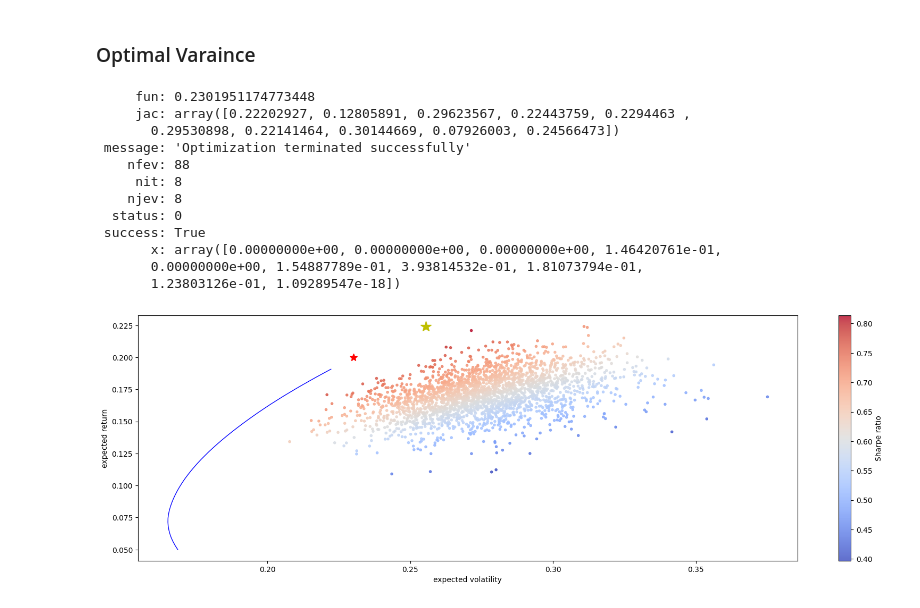
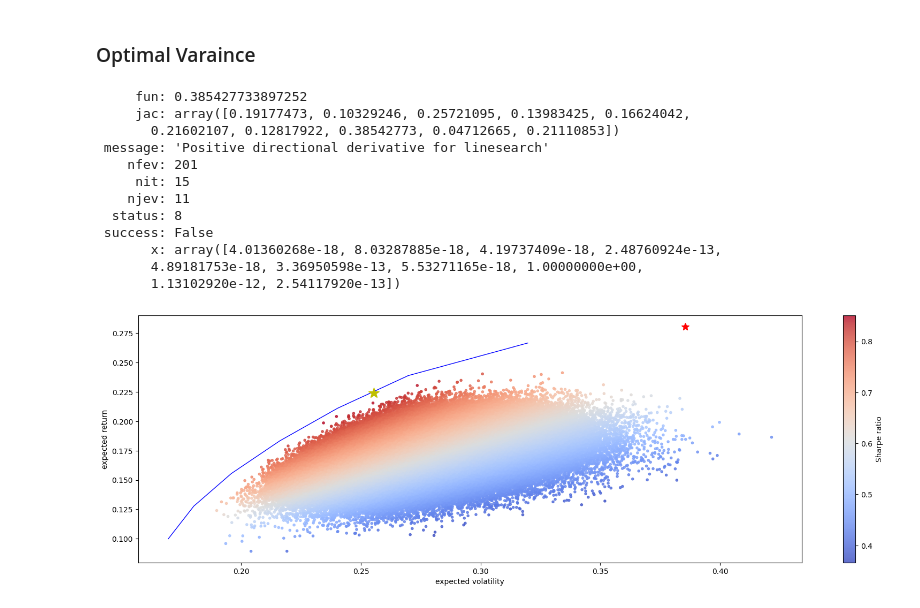
Before and after one commit to xuno8/DSS_project, a Jupyter notebook: main_new.ipynb, the cells around one changed output. Cells and saved outputs as stored; diff of their text form; code cells hidden in the pictures.

```diff
--- a/main_new.ipynb
+++ b/main_new.ipynb
@@ -264,5 +251,0 @@ log_returns.hist(bins=20, figsize=(16, 6));
-# %%
-# Generate three random weights in the half-open interval [0.0, 1.0)
-weights = np.random.random(log_returns.shape[1])
-weights = weights / np.sum(weights)
-weights
@@ -329,7 +271,7 @@ log_returns.corr()
 # %%
 port4lio_returns = []
 port4lio_std = []
-for p in range (2500):
+for p in range (500000):
     # for each portfolio p, generate three random weights in the half-open interval [0.0, 1.0)
     weights = np.random.random(log_returns.shape[1])
     weights = weights / np.sum(weights)
@@ -462,9 +411,12 @@ cons = ({'type': 'eq', 'fun': lambda x:  port_ret(x) - target_ret},
         {'type': 'eq', 'fun': lambda x:  np.sum(x) - 1})
 bnds = tuple((0, 1) for x in weights)
 # %%
-target_rets = np.linspace(0.05, 0.2, 50)
+target_rets = np.linspace(0.1, 0.35, 10)
 target_stds = []
 for target_ret in target_rets:
     res = sco.minimize(port_std, equalWeights, method='SLSQP', bounds=bnds, constraints=cons)
     target_stds.append(res['fun'])
 target_stds = np.array(target_stds)
+# target_rets
+# target_stds
+res
@@ -474,18 +443,18 @@ target_stds = np.array(target_stds)
 optv = sco.minimize(port_std, equalWeights, method='SLSQP', bounds=bnds, constraints=cons)
 optv
 # %% [output]
-     fun: 0.2301951174773448
-     jac: array([0.22202927, 0.12805891, 0.29623567, 0.22443759, 0.2294463 ,
-       0.29530898, 0.22141464, 0.30144669, 0.07926003, 0.24566473])
- message: 'Optimization terminated successfully'
-    nfev: 88
-     nit: 8
-    njev: 8
-  status: 0
- success: True
-       x: array([0.00000000e+00, 0.00000000e+00, 0.00000000e+00, 1.46420761e-01,
-       0.00000000e+00, 1.54887789e-01, 3.93814532e-01, 1.81073794e-01,
-       1.23803126e-01, 1.09289547e-18])
+     fun: 0.385427733897252
+     jac: array([0.19177473, 0.10329246, 0.25721095, 0.13983425, 0.16624042,
+       0.21602107, 0.12817922, 0.38542773, 0.04712665, 0.21110853])
+ message: 'Positive directional derivative for linesearch'
+    nfev: 201
+     nit: 15
+    njev: 11
+  status: 8
+ success: False
+       x: array([4.01360268e-18, 8.03287885e-18, 4.19737409e-18, 2.48760924e-13,
+       4.89181753e-18, 3.36950598e-13, 5.53271165e-18, 1.00000000e+00,
+       1.13102920e-12, 2.54117920e-13])
 # %%
 # find uniques index
 uniques = np.unique(np.round(target_stds, 4))
@@ -493,14 +462,14 @@ nrows = uniques.shape[0]
 # %%
 risk_free_rate = 0
 plt.figure(figsize=(20, 6))
 plt.scatter(p_std, p_rets, c = (p_rets - risk_free_rate) / p_std, marker='.', alpha=0.8, cmap='coolwarm')
-# plt.plot(target_stds[:nrows-1], target_rets[:nrows-1], 'b', lw=1.0)
+plt.plot(target_stds[:nrows-1], target_rets[:nrows-1], 'b', lw=1.0)
 # plt.plot(port_std(opts['x']), port_ret(opts['x']), 'y*', markersize=15.0)
 plt.plot(port_std(manual_opt), port_ret(manual_opt), 'y*', markersize=15.0)
 plt.plot(port_std(optv['x']), port_ret(optv['x']), 'r*', markersize=10.0)
 plt.xlabel('expected volatility')
 plt.ylabel('expected return')
 plt.colorbar(label='Sharpe ratio')
 plt.show()
 # %% [output]
-[figure, old version]
+[figure, new version]
```
Also changed, not shown: parts of 24 cells of this notebook.
